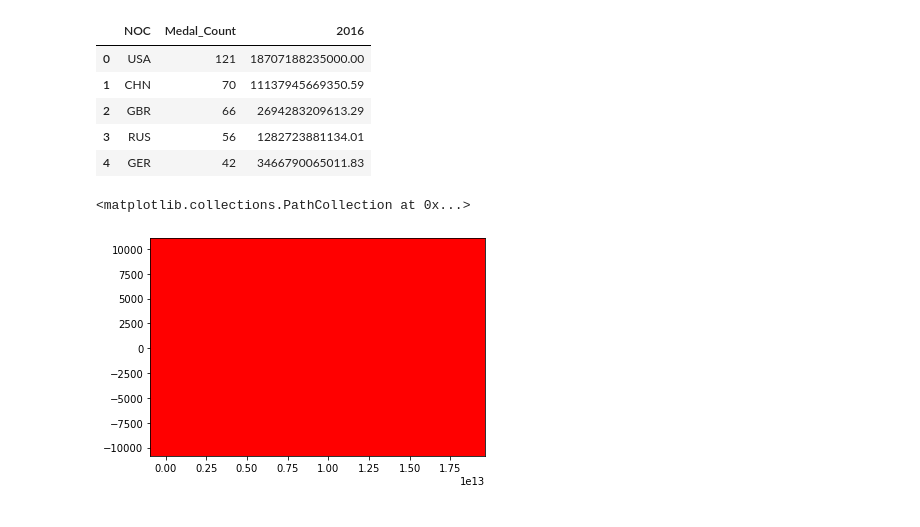
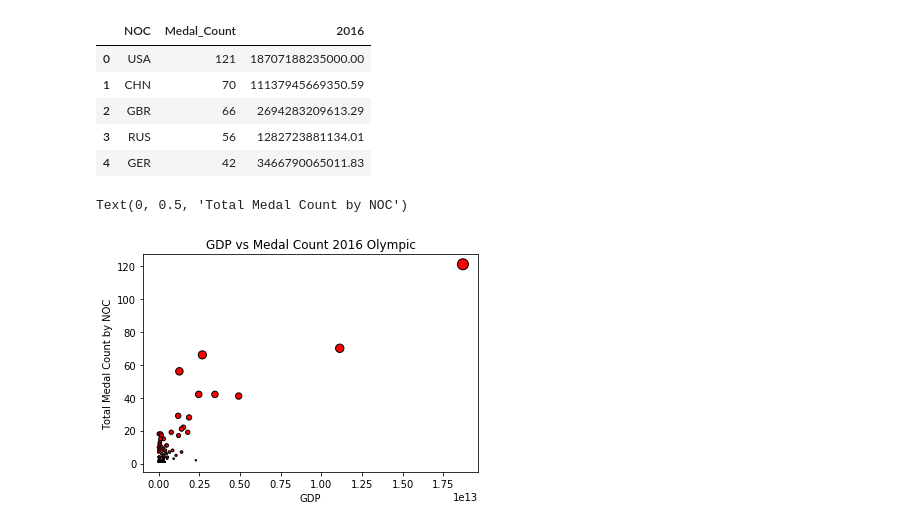
Before and after one commit to tysorensen/project1-group1, a Jupyter notebook: olympic_data_angie.ipynb, the cells around one changed output. Saved outputs shown, nothing was run; the diff lists cells and outputs as text; code cells hidden in the pictures.

```diff
--- a/olympic_data_angie.ipynb
+++ b/olympic_data_angie.ipynb
@@ -135,10 +136,13 @@ merge_2016.head()
 # %%
 # Scatter plot of medal count and gdp for 2016 Olympic medal winners to see
 # if there is a correlation between GDP and medal count
 medal_count = merge_2016["Medal_Count"]
 gdp = merge_2016["2016"]
 
-plt.scatter(gdp, medal_count, marker="o", facecolors="red", edgecolor="black", s=gdp)
+plt.scatter(gdp, medal_count, marker="o", facecolors="red", edgecolor="black", s=medal_count)
+plt.title("GDP vs Medal Count 2016 Olympic")
+plt.xlabel("GDP")
+plt.ylabel("Total Medal Count by NOC")
 # %% [output]
-<matplotlib.collections.PathCollection at 0x...>
+Text(0, 0.5, 'Total Medal Count by NOC')
-[figure, old version]
+[figure, new version]
```
Also changed, not shown: parts of 2 cells of this notebook.
